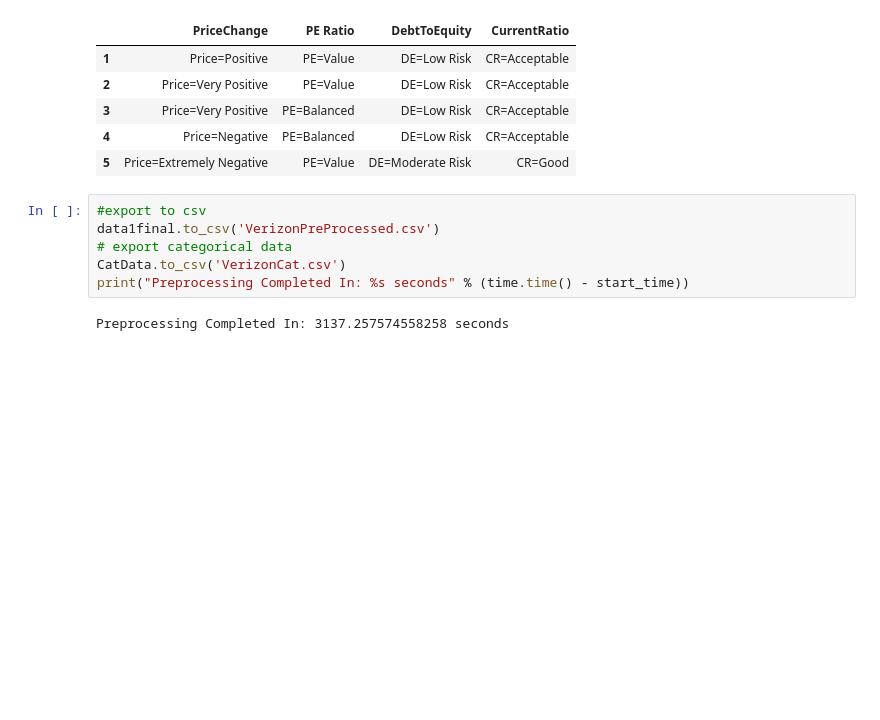
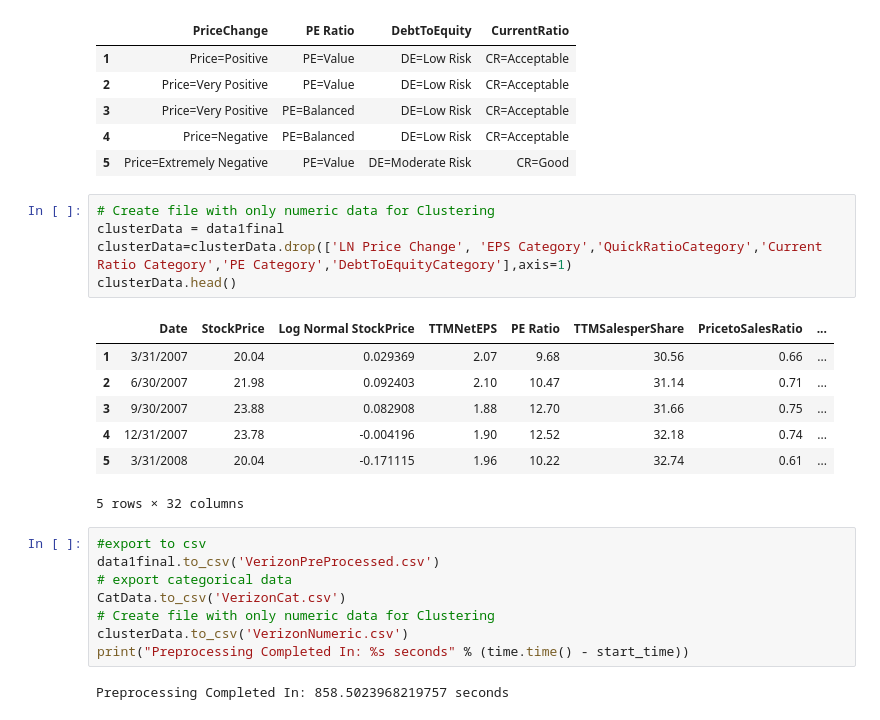
Before and after one commit to Montclair1/TelecomStockSelector, a Jupyter notebook: Verizon_Financials_PreProcessing.ipynb, the cells around one changed output. Saved outputs shown, nothing was run; the diff lists cells and outputs as text; blank space fills up the shorter version.

Commit message:
Updated for outputting data file for Clustering

```diff
--- a/Verizon_Financials_PreProcessing.ipynb
+++ b/Verizon_Financials_PreProcessing.ipynb
@@ -279,11 +279,26 @@ CatData.head()
 | 3 | Price=Very Positive | PE=Balanced | DE=Low Risk | CR=Acceptable |
 | 4 | Price=Negative | PE=Balanced | DE=Low Risk | CR=Acceptable |
 | 5 | Price=Extremely Negative | PE=Value | DE=Moderate Risk | CR=Good |
+# %%
+# Create file with only numeric data for Clustering
+clusterData = data1final
+clusterData=clusterData.drop(['LN Price Change', 'EPS Category','QuickRatioCategory','Current Ratio Category','PE Category','DebtToEquityCategory'],axis=1)
+clusterData.head()
+# %% [output]
+|  | Date | StockPrice | Log Normal StockPrice | TTMNetEPS | PE Ratio | TTMSalesperShare | PricetoSalesRatio | ... |
+| 1 | 3/31/2007 | 20.04 | 0.029369 | 2.07 | 9.68 | 30.56 | 0.66 | ... |
+| 2 | 6/30/2007 | 21.98 | 0.092403 | 2.10 | 10.47 | 31.14 | 0.71 | ... |
+| 3 | 9/30/2007 | 23.88 | 0.082908 | 1.88 | 12.70 | 31.66 | 0.75 | ... |
+| 4 | 12/31/2007 | 23.78 | -0.004196 | 1.90 | 12.52 | 32.18 | 0.74 | ... |
+| 5 | 3/31/2008 | 20.04 | -0.171115 | 1.96 | 10.22 | 32.74 | 0.61 | ... |
+5 rows × 32 columns
 # %%
 #export to csv
 data1final.to_csv('VerizonPreProcessed.csv')
 # export categorical data
 CatData.to_csv('VerizonCat.csv')
+# Create file with only numeric data for Clustering
+clusterData.to_csv('VerizonNumeric.csv')
 print("Preprocessing Completed In: %s seconds" % (time.time() - start_time))
 # %% [output]
-Preprocessing Completed In: 3137.257574558258 seconds
+Preprocessing Completed In: 858.5023968219757 seconds
```
